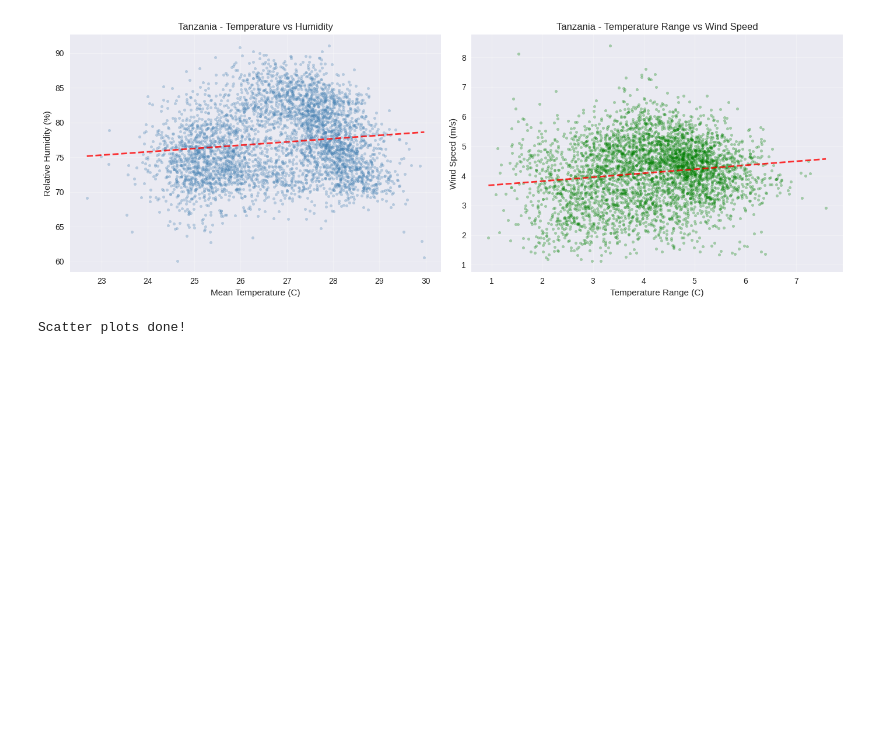
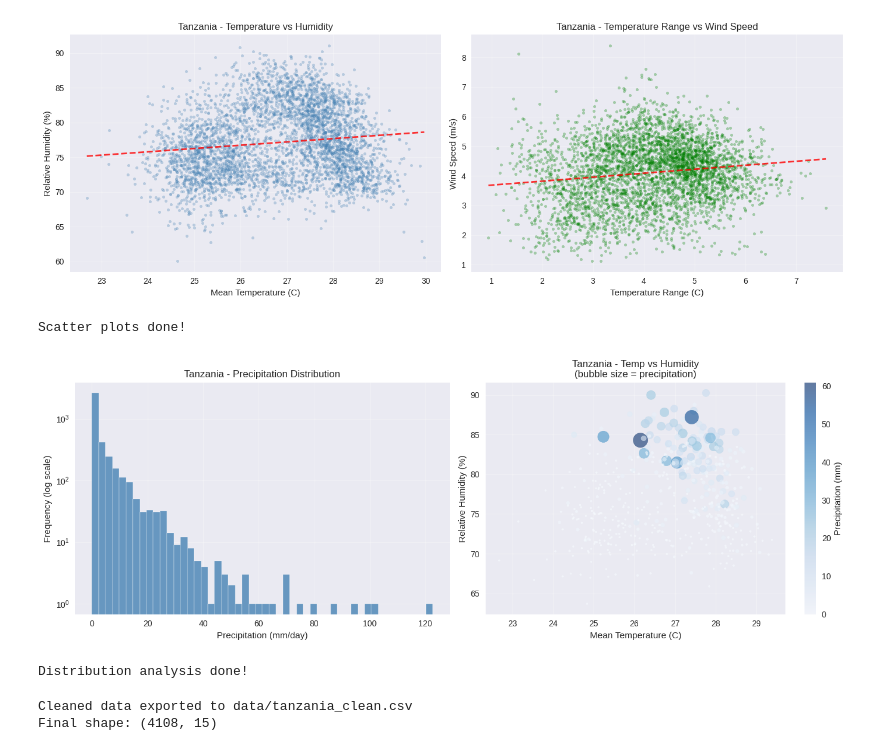
Before and after one commit to RigbeWeleslasie/climate-challenge-week0, a Jupyter notebook: notebooks/tanzania_eda.ipynb, the cells around one changed output. Drawn from its saved outputs; the diff is of its cells as text; code cells hidden in the pictures; blank space fills up the shorter version.

Commit message:
feat: update Kenya and Tanzania EDA notebooks

```diff
--- a/notebooks/tanzania_eda.ipynb
+++ b/notebooks/tanzania_eda.ipynb
@@ -199,3 +199,48 @@ print("Scatter plots done!")
 # %% [output]
 [figure]
 Scatter plots done!
+# %%
+# Plot 5: Distribution Analysis
+fig, axes = plt.subplots(1, 2, figsize=(14, 5))
+
+# Histogram of PRECTOTCORR
+precip_nonzero = df['PRECTOTCORR'][df['PRECTOTCORR'] > 0]
+axes[0].hist(precip_nonzero, bins=50, color='steelblue',
+             edgecolor='white', alpha=0.8)
+axes[0].set_yscale('log')
+axes[0].set_xlabel('Precipitation (mm/day)')
+axes[0].set_ylabel('Frequency (log scale)')
+axes[0].set_title('Tanzania - Precipitation Distribution')
+axes[0].grid(True, alpha=0.3)
+
+# Bubble Chart
+sample = df.sample(500, random_state=42)
+bubble_size = (sample['PRECTOTCORR'] + 1) * 5
+scatter = axes[1].scatter(sample['T2M'], sample['RH2M'],
+                          s=bubble_size,
+                          c=sample['PRECTOTCORR'],
+                          cmap='Blues',
+                          alpha=0.6)
+plt.colorbar(scatter, ax=axes[1], label='Precipitation (mm)')
+axes[1].set_xlabel('Mean Temperature (C)')
+axes[1].set_ylabel('Relative Humidity (%)')
+axes[1].set_title('Tanzania - Temp vs Humidity\n(bubble size = precipitation)')
+axes[1].grid(True, alpha=0.3)
+
+plt.tight_layout()
+plt.savefig('../notebooks/tanzania_distribution.png', dpi=150)
+plt.show()
+print("Distribution analysis done!")
+# %% [output]
+[figure, added]
+Distribution analysis done!
+# %%
+# Export cleaned Tanzania data
+import os
+os.makedirs('../data', exist_ok=True)
+df.to_csv('../data/tanzania_clean.csv', index=False)
+print("Cleaned data exported to data/tanzania_clean.csv")
+print(f"Final shape: {df.shape}")
+# %% [output]
+Cleaned data exported to data/tanzania_clean.csv
+Final shape: (4108, 15)
```
Also changed, not shown: 2 other files.
